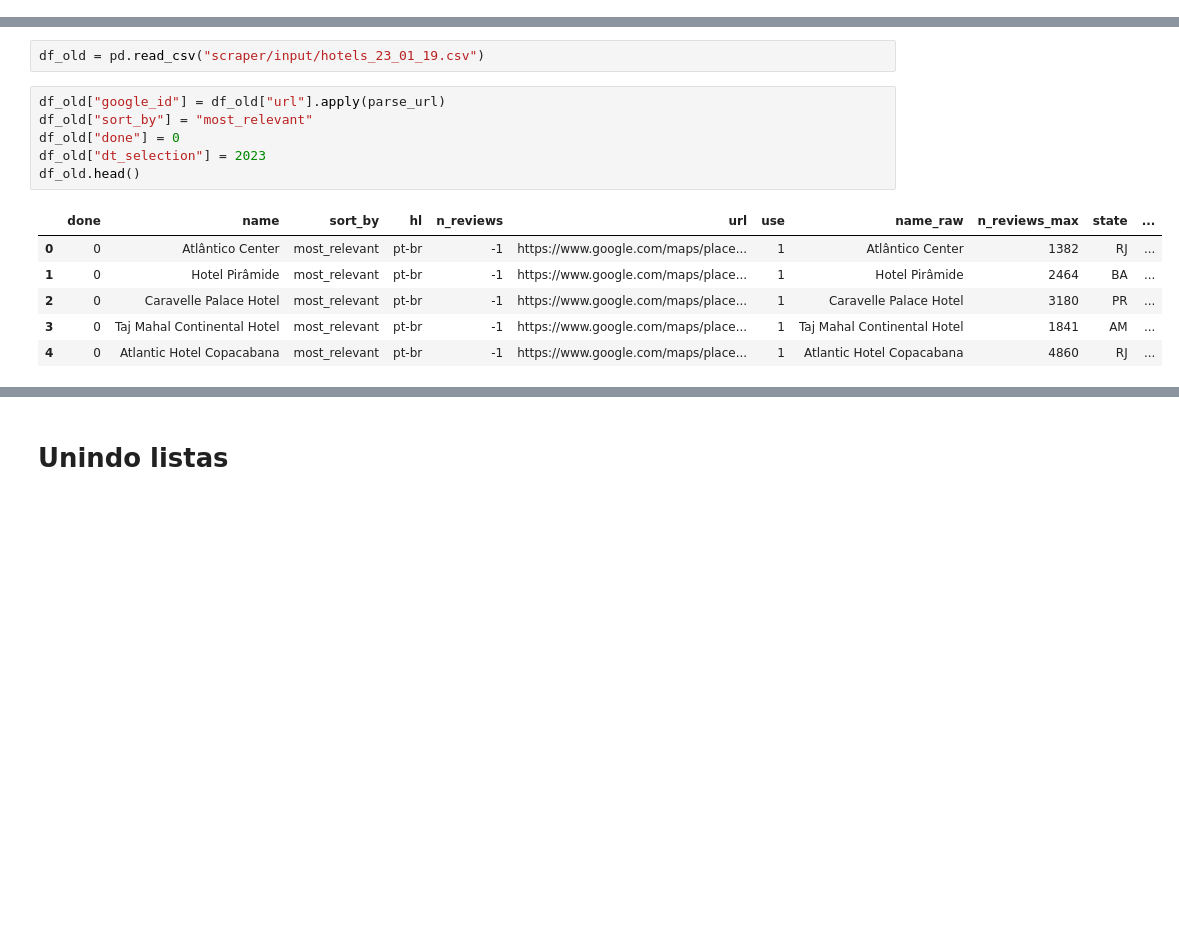
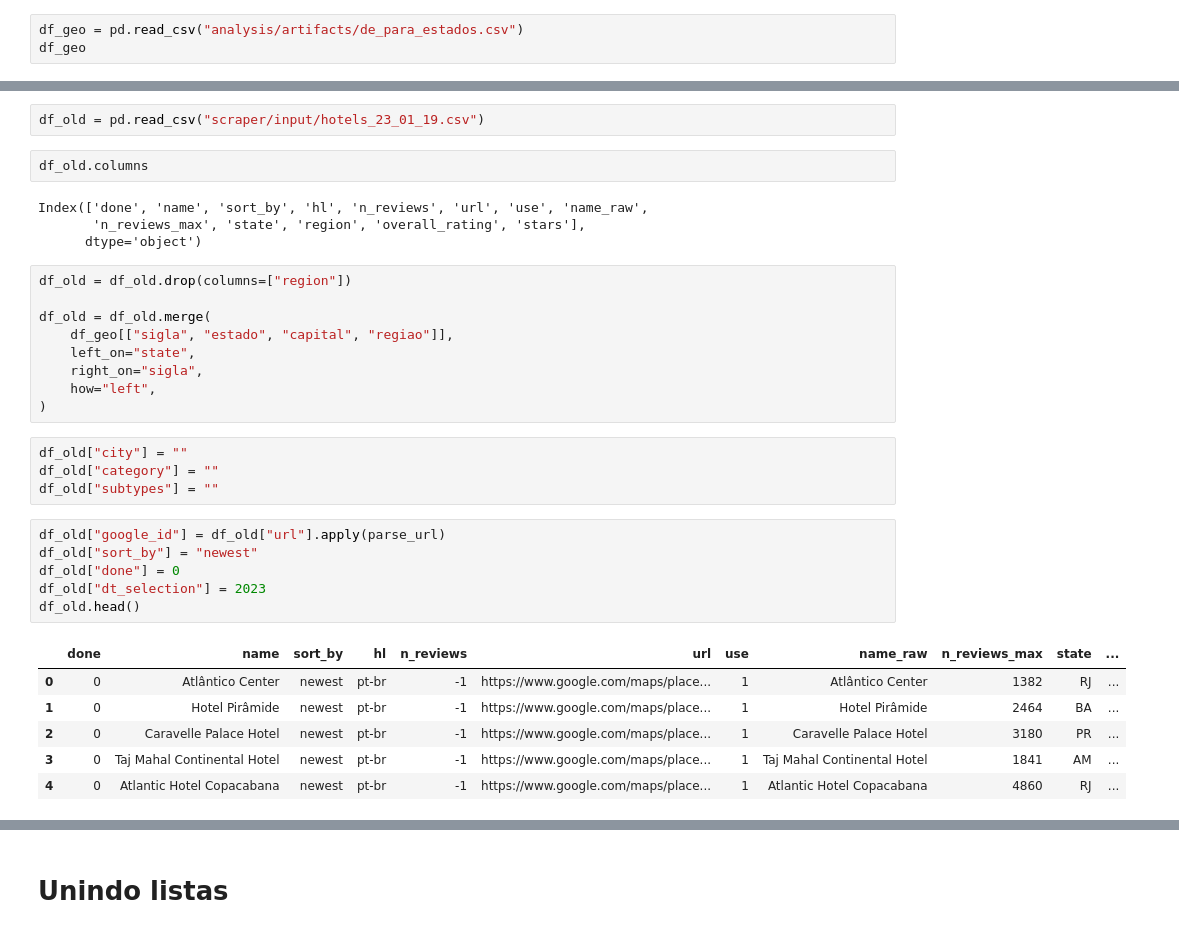
Before and after one commit to brusangues/maps-reviews-api-scraper, a Jupyter notebook: 0_places.ipynb, the cells around one changed output, grey strips where cells are left out. Cells and saved outputs as stored; diff of their text form; blank space fills up the shorter version.

```diff
--- a/0_places.ipynb
+++ b/0_places.ipynb
@@ -142,0 +198,3 @@ df_input["dt_selection"] = 2024
+# %%
+df_geo = pd.read_csv("analysis/artifacts/de_para_estados.csv")
+df_geo
@@ -183,17 +272,36 @@ def parse_url(url):
     return re.findall("0[xX][0-9a-fA-F]+:0[xX][0-9a-fA-F]+", url)[0]
 # %%
 df_old = pd.read_csv("scraper/input/hotels_23_01_19.csv")
+# %%
+df_old.columns
+# %% [output]
+Index(['done', 'name', 'sort_by', 'hl', 'n_reviews', 'url', 'use', 'name_raw',
+       'n_reviews_max', 'state', 'region', 'overall_rating', 'stars'],
+      dtype='object')
+# %%
+df_old = df_old.drop(columns=["region"])
+
+df_old = df_old.merge(
+    df_geo[["sigla", "estado", "capital", "regiao"]],
+    left_on="state",
+    right_on="sigla",
+    how="left",
+)
+# %%
+df_old["city"] = ""
+df_old["category"] = ""
+df_old["subtypes"] = ""
 # %%
 df_old["google_id"] = df_old["url"].apply(parse_url)
-df_old["sort_by"] = "most_relevant"
+df_old["sort_by"] = "newest"
 df_old["done"] = 0
 df_old["dt_selection"] = 2023
 df_old.head()
 # %% [output]
 |  | done | name | sort_by | hl | n_reviews | url | use | name_raw | n_reviews_max | state | ... |
-| 0 | 0 | Atlântico Center | most_relevant | pt-br | -1 | https://www.google.com/maps/place... | 1 | Atlântico Center | 1382 | RJ | ... |
-| 1 | 0 | Hotel Pirâmide | most_relevant | pt-br | -1 | https://www.google.com/maps/place... | 1 | Hotel Pirâmide | 2464 | BA | ... |
-| 2 | 0 | Caravelle Palace Hotel | most_relevant | pt-br | -1 | https://www.google.com/maps/place... | 1 | Caravelle Palace Hotel | 3180 | PR | ... |
-| 3 | 0 | Taj Mahal Continental Hotel | most_relevant | pt-br | -1 | https://www.google.com/maps/place... | 1 | Taj Mahal Continental Hotel | 1841 | AM | ... |
-| 4 | 0 | Atlantic Hotel Copacabana | most_relevant | pt-br | -1 | https://www.google.com/maps/place... | 1 | Atlantic Hotel Copacabana | 4860 | RJ | ... |
+| 0 | 0 | Atlântico Center | newest | pt-br | -1 | https://www.google.com/maps/place... | 1 | Atlântico Center | 1382 | RJ | ... |
+| 1 | 0 | Hotel Pirâmide | newest | pt-br | -1 | https://www.google.com/maps/place... | 1 | Hotel Pirâmide | 2464 | BA | ... |
+| 2 | 0 | Caravelle Palace Hotel | newest | pt-br | -1 | https://www.google.com/maps/place... | 1 | Caravelle Palace Hotel | 3180 | PR | ... |
+| 3 | 0 | Taj Mahal Continental Hotel | newest | pt-br | -1 | https://www.google.com/maps/place... | 1 | Taj Mahal Continental Hotel | 1841 | AM | ... |
+| 4 | 0 | Atlantic Hotel Copacabana | newest | pt-br | -1 | https://www.google.com/maps/place... | 1 | Atlantic Hotel Copacabana | 4860 | RJ | ... |
 # %%
```
Also changed, not shown: parts of 29 cells of this notebook, 9 other files.
